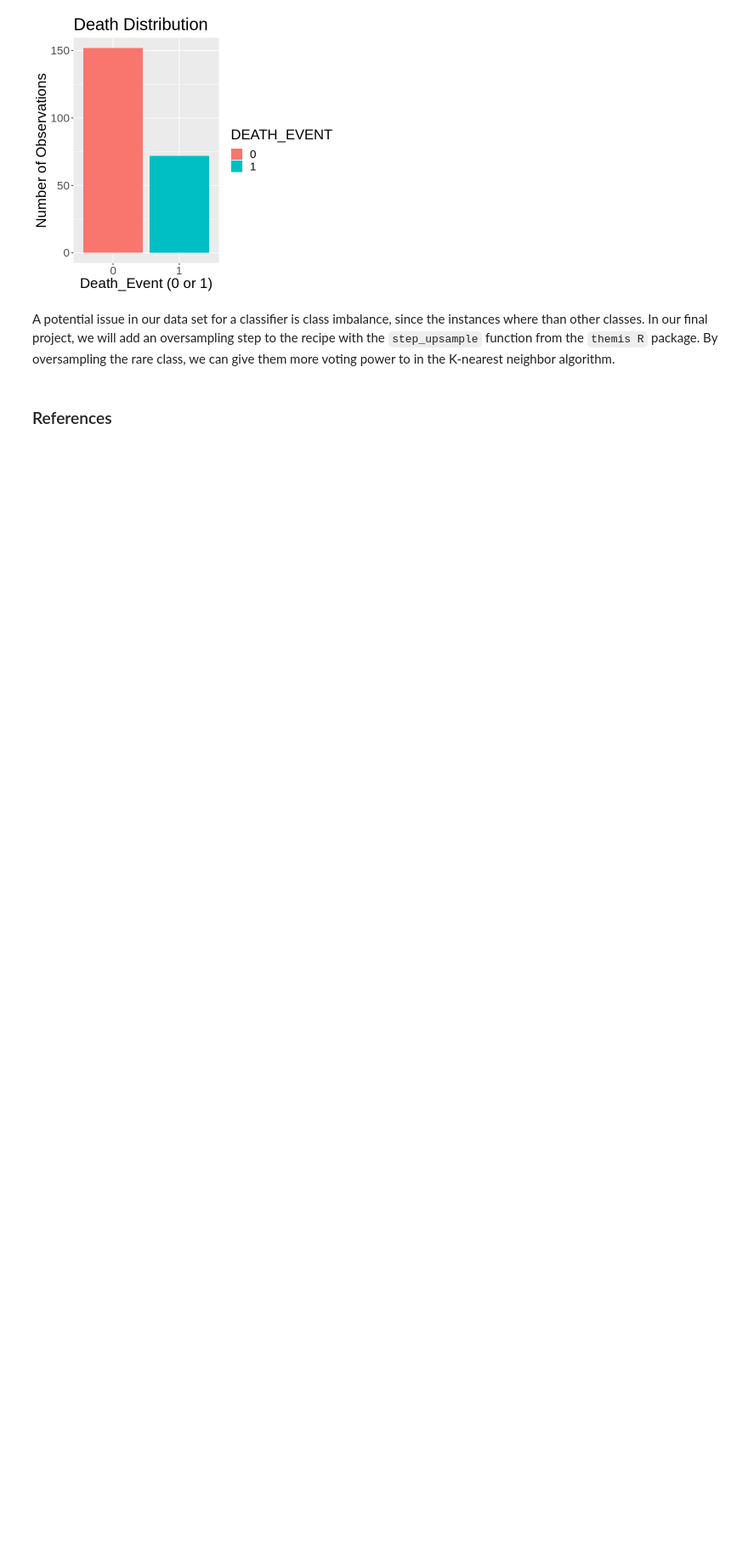
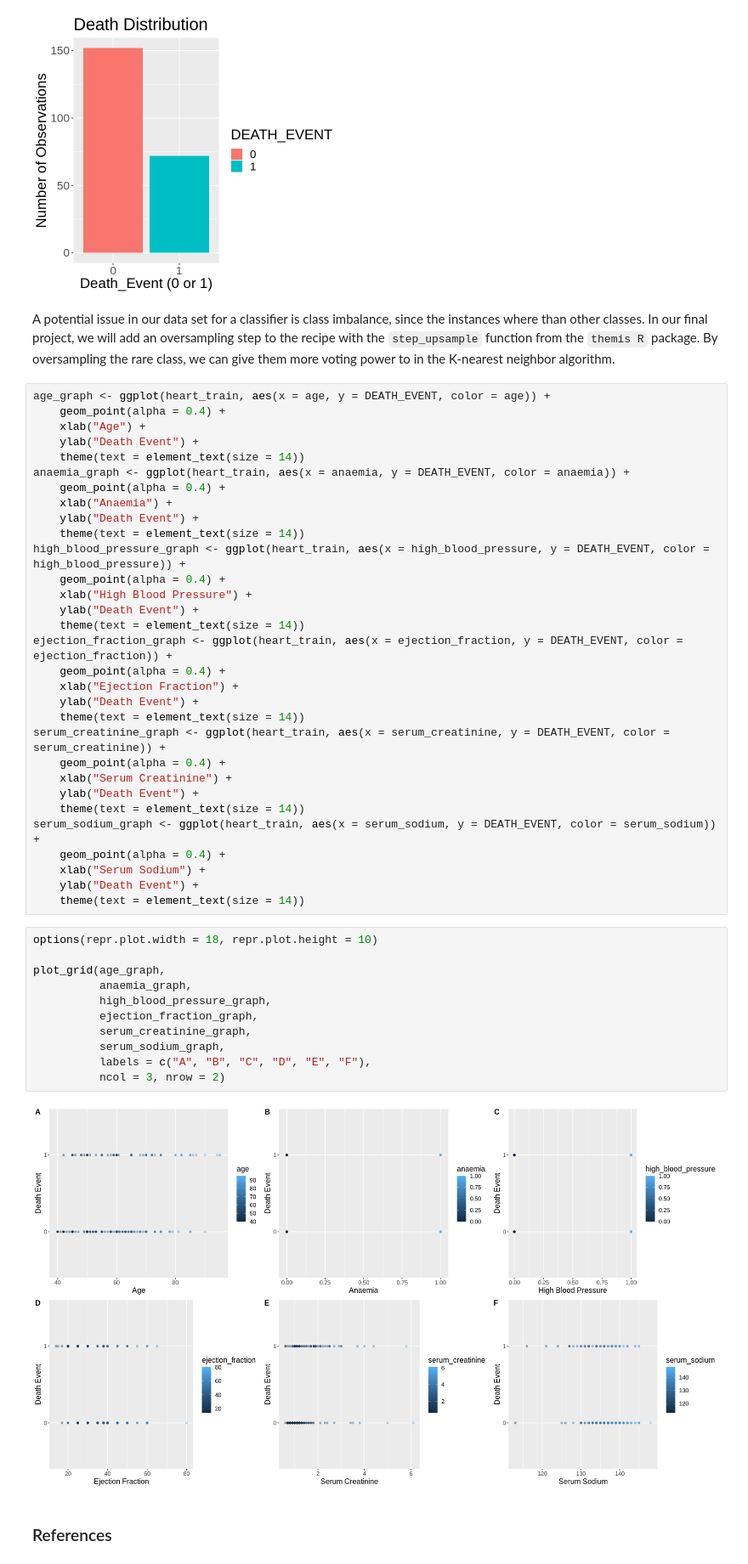
Before and after one commit to pinklily1202/Group-30, a Jupyter notebook: group30.ipynb, the cells around one changed output. Shown at 85% size. Cells and saved outputs as stored; diff of their text form; blank space fills up the shorter version.

Commit message:
completed the final graphs

```diff
--- a/group30.ipynb
+++ b/group30.ipynb
@@ -194,6 +194,50 @@ heart_plot
 [figure]
 # %% [markdown]
 A potential issue in our data set for a classifier is class imbalance, since the instances where  than other classes. In our final project, we will add an oversampling step to the recipe with the `step_upsample` function from the `themis R` package. By oversampling the rare class, we can give them more voting power to in the K-nearest neighbor algorithm.
+# %%
+age_graph <- ggplot(heart_train, aes(x = age, y = DEATH_EVENT, color = age)) +
+    geom_point(alpha = 0.4) +
+    xlab("Age") +
+    ylab("Death Event") +
+    theme(text = element_text(size = 14))
+anaemia_graph <- ggplot(heart_train, aes(x = anaemia, y = DEATH_EVENT, color = anaemia)) +
+    geom_point(alpha = 0.4) +
+    xlab("Anaemia") +
+    ylab("Death Event") +
+    theme(text = element_text(size = 14))
+high_blood_pressure_graph <- ggplot(heart_train, aes(x = high_blood_pressure, y = DEATH_EVENT, color = high_blood_pressure)) +
+    geom_point(alpha = 0.4) +
+    xlab("High Blood Pressure") +
+    ylab("Death Event") +
+    theme(text = element_text(size = 14))
+ejection_fraction_graph <- ggplot(heart_train, aes(x = ejection_fraction, y = DEATH_EVENT, color = ejection_fraction)) +
+    geom_point(alpha = 0.4) +
+    xlab("Ejection Fraction") +
+    ylab("Death Event") +
+    theme(text = element_text(size = 14))
+serum_creatinine_graph <- ggplot(heart_train, aes(x = serum_creatinine, y = DEATH_EVENT, color = serum_creatinine)) +
+    geom_point(alpha = 0.4) +
+    xlab("Serum Creatinine") +
+    ylab("Death Event") +
+    theme(text = element_text(size = 14))
+serum_sodium_graph <- ggplot(heart_train, aes(x = serum_sodium, y = DEATH_EVENT, color = serum_sodium)) +
+    geom_point(alpha = 0.4) +
+    xlab("Serum Sodium") +
+    ylab("Death Event") +
+    theme(text = element_text(size = 14))
+# %%
+options(repr.plot.width = 18, repr.plot.height = 10)
+
+plot_grid(age_graph,
+          anaemia_graph,
+          high_blood_pressure_graph,
+          ejection_fraction_graph,
+          serum_creatinine_graph,
+          serum_sodium_graph,
+          labels = c("A", "B", "C", "D", "E", "F"),
+          ncol = 3, nrow = 2)
+# %% [output]
+[figure, added]
 # %% [markdown]
 ### References
 # %% [markdown]
```
Also changed, not shown: parts of 4 cells of this notebook.
